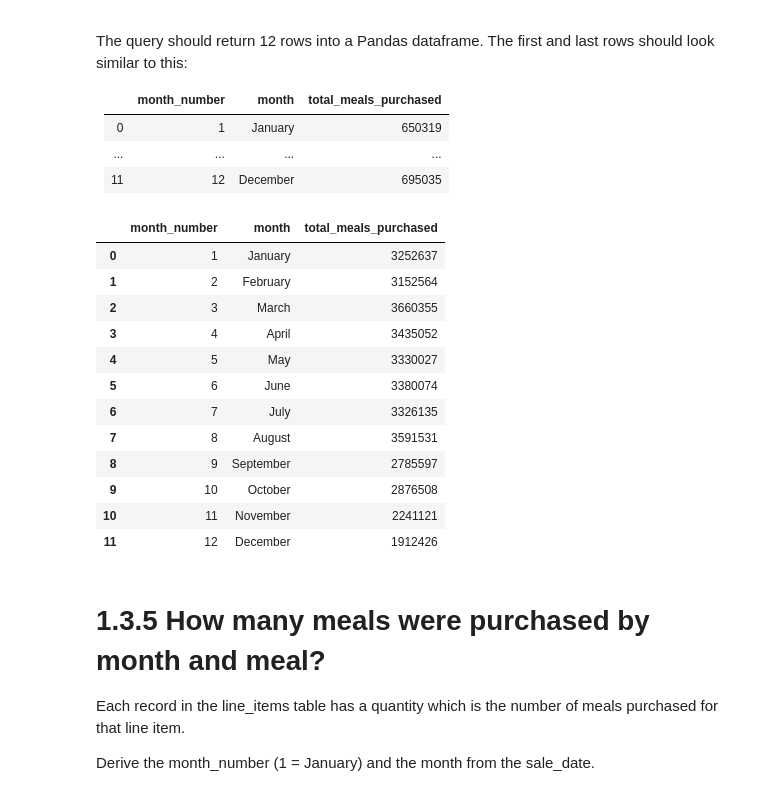
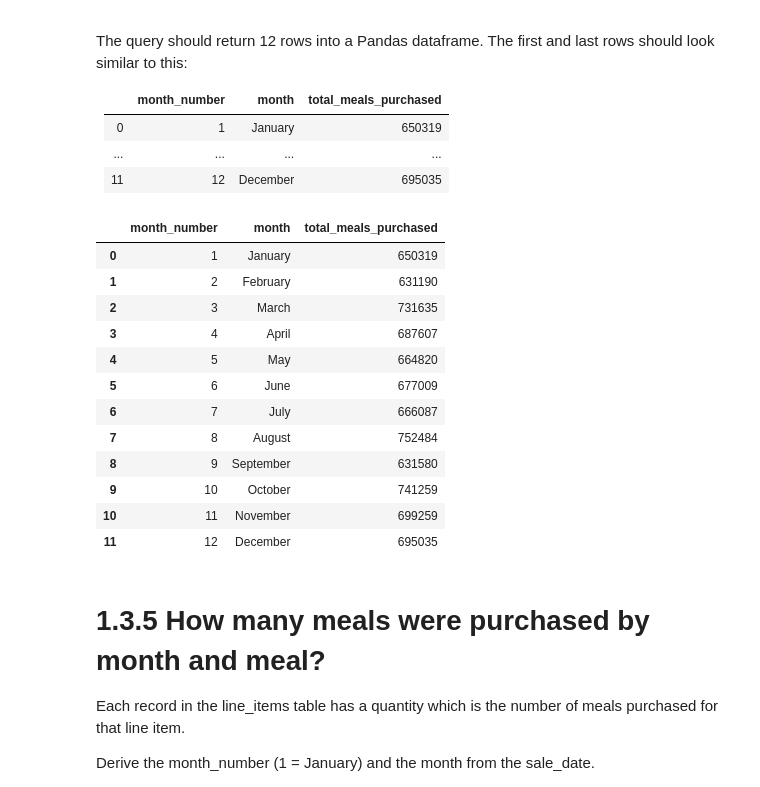
Before and after one commit to mids-w205/project-1-henrydinhucb, a Jupyter notebook: project_1_3.ipynb, the cells around one changed output. Saved outputs shown, nothing was run; the diff lists cells and outputs as text; code cells hidden in the pictures.

```diff
--- a/project_1_3.ipynb
+++ b/project_1_3.ipynb
@@ -240,38 +240,38 @@ The query should return 12 rows into a Pandas dataframe. The first and last rows
 # %%
 rollback_before_flag = True
 rollback_after_flag = True
 
 query = """
 
 WITH sales_by_date AS (
-SELECT a.sale_date, b.quantity FROM sales a JOIN line_items b ON a.sale_id = b.sale_id
+SELECT a.sale_date, b.quantity FROM sales a JOIN line_items b ON a.sale_id = b.sale_id AND a.store_id = b.store_id
 )
 
 SELECT EXTRACT(month FROM sale_date) AS month_number,
 TO_CHAR(sale_date, 'Month') AS month,
 SUM(quantity) as total_meals_purchased
 FROM sales_by_date
 GROUP BY month_number, month
 ORDER BY month_number
 
 """
 
 df = my_select_query_pandas(query, rollback_before_flag, rollback_after_flag)
 df
 # %% [output]
 |  | month_number | month | total_meals_purchased |
-| 0 | 1 | January | 3252637 |
-| 1 | 2 | February | 3152564 |
-| 2 | 3 | March | 3660355 |
-| 3 | 4 | April | 3435052 |
-| 4 | 5 | May | 3330027 |
-| 5 | 6 | June | 3380074 |
-| 6 | 7 | July | 3326135 |
-| 7 | 8 | August | 3591531 |
-| 8 | 9 | September | 2785597 |
-| 9 | 10 | October | 2876508 |
-| 10 | 11 | November | 2241121 |
-| 11 | 12 | December | 1912426 |
+| 0 | 1 | January | 650319 |
+| 1 | 2 | February | 631190 |
+| 2 | 3 | March | 731635 |
+| 3 | 4 | April | 687607 |
+| 4 | 5 | May | 664820 |
+| 5 | 6 | June | 677009 |
+| 6 | 7 | July | 666087 |
+| 7 | 8 | August | 752484 |
+| 8 | 9 | September | 631580 |
+| 9 | 10 | October | 741259 |
+| 10 | 11 | November | 699259 |
+| 11 | 12 | December | 695035 |
 # %% [markdown]
 # 1.3.5 How many meals were purchased by month and meal?
 
```
Also changed, not shown: parts of 2 cells of this notebook.
